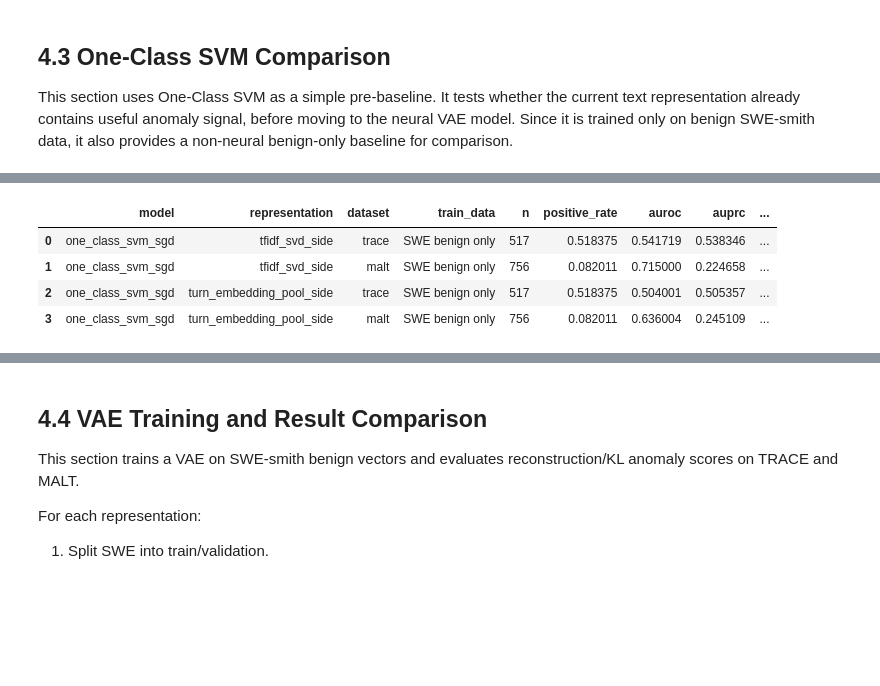
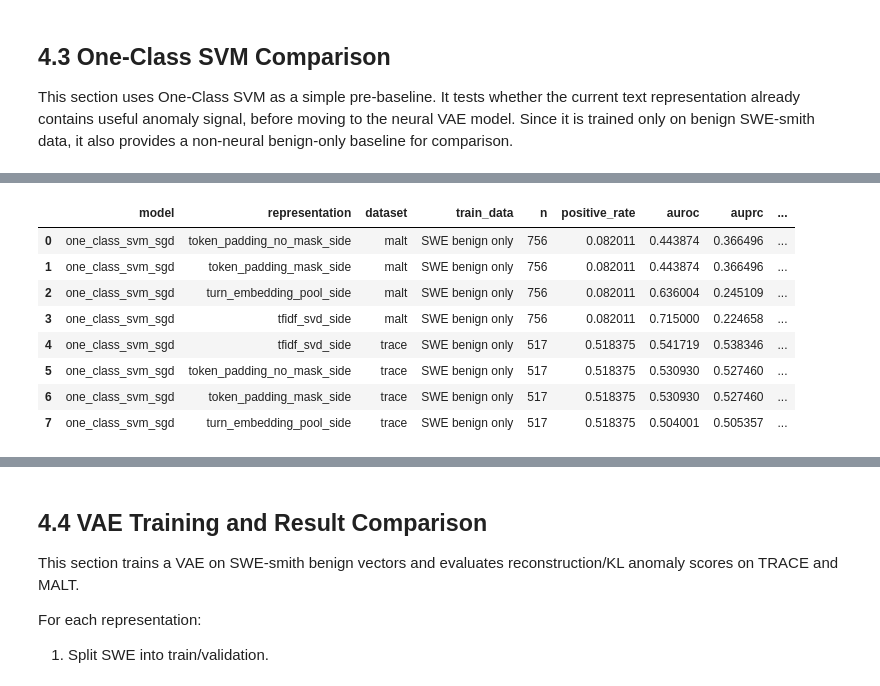
Before and after one commit to ostasovskyi/detecting_reward_hacking, a Jupyter notebook: notebooks/04_text_preprocessing_baseline_models.ipynb, the cells around one changed output, grey strips where cells are left out. Saved outputs shown, nothing was run; the diff lists cells and outputs as text; code cells hidden in the pictures; blank space fills up the shorter version.

```diff
--- a/notebooks/04_text_preprocessing_baseline_models.ipynb
+++ b/notebooks/04_text_preprocessing_baseline_models.ipynb
@@ -199,0 +368,20 @@ malt: (756, 9) {0: 694, 1: 62}
+# %%
+def make_svm_matrix(input_ids, attention_mask, side_scaled, mask_aware=False):
+    ids = input_ids.astype(np.float32)
+    if mask_aware:
+        X = np.hstack([ids, attention_mask.astype(np.float32), side_scaled.astype(np.float32)])
+    else:
+        X = np.hstack([ids, side_scaled.astype(np.float32)])
+    return X.astype(np.float32)
+
+
+X_swe_svm_no_mask = make_svm_matrix(swe_ids, swe_mask, swe_side_scaled, mask_aware=False)
+X_trace_svm_no_mask = make_svm_matrix(trace_ids, trace_mask, trace_side_scaled, mask_aware=False)
+X_malt_svm_no_mask = make_svm_matrix(malt_ids, malt_mask, malt_side_scaled, mask_aware=False)
+
+X_swe_svm_mask = make_svm_matrix(swe_ids, swe_mask, swe_side_scaled, mask_aware=True)
+X_trace_svm_mask = make_svm_matrix(trace_ids, trace_mask, trace_side_scaled, mask_aware=True)
+X_malt_svm_mask = make_svm_matrix(malt_ids, malt_mask, malt_side_scaled, mask_aware=True)
+
+print("SVM no-mask:", X_swe_svm_no_mask.shape)
+print("SVM mask-aware:", X_swe_svm_mask.shape)
@@ -682,38 +935,57 @@ def run_oneclass_svm(name, X_swe, X_trace, X_malt):
         y = data["binary_label"].values
         row = {
             "model": "one_class_svm_sgd",
             "representation": name,
             "dataset": dataset_name,
             "train_data": "SWE benign only",
             **metrics_from_scores(y, score),
             "alert_threshold_90": np.nan,
             "alert_threshold_95": np.nan,
             "alert_threshold_99": np.nan,
         }
         save_scores(data, score, "one_class_svm_sgd", name)
         rows.append(row)
 
     # Save once per representation to avoid row loss when Dropbox locks the results file.
     upsert_model_results(rows, rebuild_from_scores=True)
     return model, pd.DataFrame(rows)
 
 
 svm_tfidf_model, svm_tfidf_results = run_oneclass_svm("tfidf_svd_side", X_swe_tfidf, X_trace_tfidf, X_malt_tfidf)
 
+svm_result_frames = [svm_tfidf_results]
+
 if RUN_TURN_EMBEDDING_REPRESENTATION and X_swe_embed is not None:
     svm_embed_model, svm_embed_results = run_oneclass_svm("turn_embedding_pool_side", X_swe_embed, X_trace_embed, X_malt_embed)
-    svm_results = pd.concat([svm_tfidf_results, svm_embed_results], ignore_index=True)
+    svm_result_frames.append(svm_embed_results)
 else:
     svm_embed_model = None
     svm_embed_results = pd.DataFrame()
-    svm_results = svm_tfidf_results.copy()
+
+# Include token-padding SVM rows from Section 4.3 so the SVM comparison shows all three representation families.
+if "token_svm_results" in globals() and isinstance(token_svm_results, pd.DataFrame) and not token_svm_results.empty:
+    svm_result_frames.append(token_svm_results)
+
+svm_results = (
+    pd.concat(svm_result_frames, ignore_index=True)
+    .drop_duplicates(["model", "representation", "dataset"], keep="last")
+    .sort_values(["dataset", "auprc"], ascending=[True, False])
+    .reset_index(drop=True)
+)
+
+safe_to_csv(svm_results, RESULT_DIR / "svm_results.csv", index=False)
+safe_to_csv(svm_results, TABLE_DIR / "svm_results.csv", index=False)
 
 svm_results
 # %% [output]
 |  | model | representation | dataset | train_data | n | positive_rate | auroc | auprc | ... |
-| 0 | one_class_svm_sgd | tfidf_svd_side | trace | SWE benign only | 517 | 0.518375 | 0.541719 | 0.538346 | ... |
-| 1 | one_class_svm_sgd | tfidf_svd_side | malt | SWE benign only | 756 | 0.082011 | 0.715000 | 0.224658 | ... |
-| 2 | one_class_svm_sgd | turn_embedding_pool_side | trace | SWE benign only | 517 | 0.518375 | 0.504001 | 0.505357 | ... |
-| 3 | one_class_svm_sgd | turn_embedding_pool_side | malt | SWE benign only | 756 | 0.082011 | 0.636004 | 0.245109 | ... |
+| 0 | one_class_svm_sgd | token_padding_no_mask_side | malt | SWE benign only | 756 | 0.082011 | 0.443874 | 0.366496 | ... |
+| 1 | one_class_svm_sgd | token_padding_mask_side | malt | SWE benign only | 756 | 0.082011 | 0.443874 | 0.366496 | ... |
+| 2 | one_class_svm_sgd | turn_embedding_pool_side | malt | SWE benign only | 756 | 0.082011 | 0.636004 | 0.245109 | ... |
+| 3 | one_class_svm_sgd | tfidf_svd_side | malt | SWE benign only | 756 | 0.082011 | 0.715000 | 0.224658 | ... |
+| 4 | one_class_svm_sgd | tfidf_svd_side | trace | SWE benign only | 517 | 0.518375 | 0.541719 | 0.538346 | ... |
+| 5 | one_class_svm_sgd | token_padding_no_mask_side | trace | SWE benign only | 517 | 0.518375 | 0.530930 | 0.527460 | ... |
+| 6 | one_class_svm_sgd | token_padding_mask_side | trace | SWE benign only | 517 | 0.518375 | 0.530930 | 0.527460 | ... |
+| 7 | one_class_svm_sgd | turn_embedding_pool_side | trace | SWE benign only | 517 | 0.518375 | 0.504001 | 0.505357 | ... |
 # %%
 def plot_metric_table(results, title, metric="auprc"):
```
Also changed, not shown: parts of 36 cells of this notebook, 17 other files.
